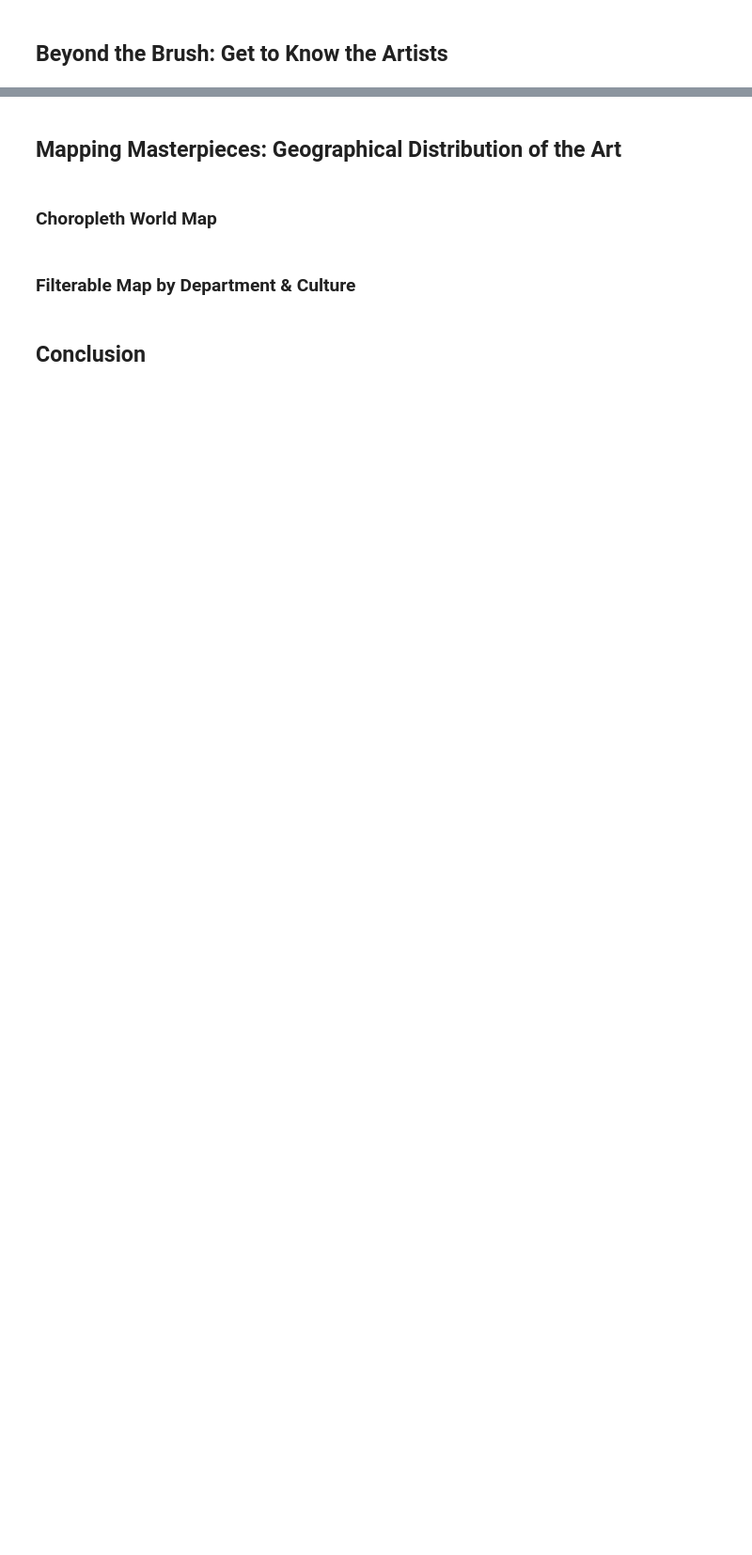
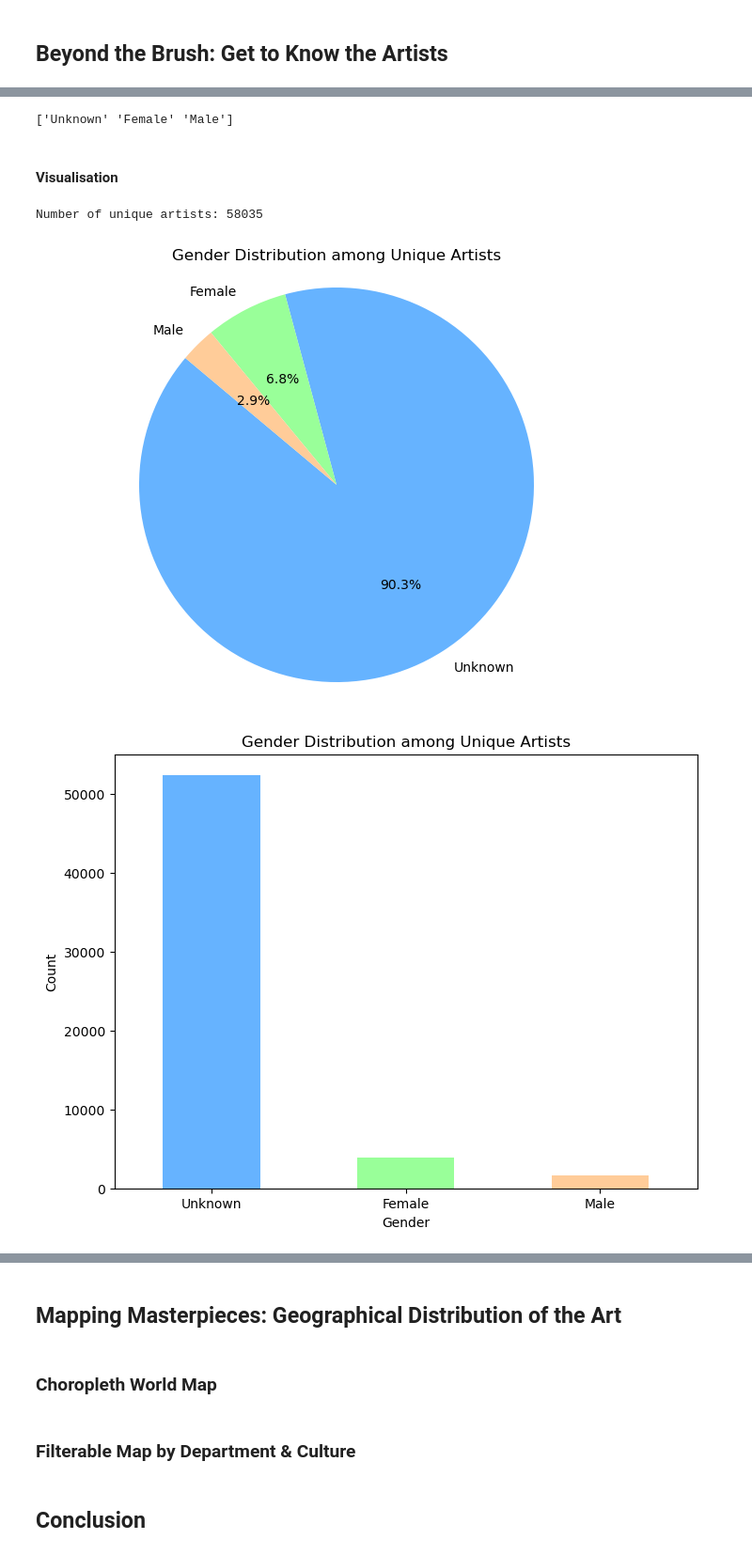
Before and after one commit to len-rtz/DS_Data_Visualization_2024_Lena_P, a Jupyter notebook: DS_Data_Visualization_2024_Lena_P.ipynb, the cells around one changed output, grey strips where cells are left out. Shown at 94% size. Cells and saved outputs as stored; diff of their text form; code cells hidden in the pictures; blank space fills up the shorter version.

```diff
--- a/DS_Data_Visualization_2024_Lena_P.ipynb
+++ b/DS_Data_Visualization_2024_Lena_P.ipynb
@@ -19,0 +99,67 @@ This notebook provides a visual exploration of The Metropolitan Museum of Art's
+# %%
+def clean_gender_value(gender):
+    if pd.isnull(gender):
+        return 'Unknown'  # Handle NaN values as 'Unknown' or as needed
+
+    # Convert to lowercase and strip whitespace
+    gender = str(gender).lower().strip()
+
+    # Truncate unwanted patterns like 'i'
+    gender = gender.replace('i', '')
+
+    # Check for desired gender categories
+    if 'female' in gender and '|' in gender:
+        return 'Female'
+    elif 'male' in gender:
+        return 'Male'
+    else:
+        return 'Unknown'  # Handle any other cases as 'Unknown' or specific cleaning as needed
+
+# Create a new DataFrame df_gender with cleaned 'Artist Gender' column
+df_gender = df.copy()  # Make a copy of original DataFrame
+
+# Apply cleaning function to 'Artist Gender' column
+df_gender['Artist Gender'] = df_gender['Artist Gender'].apply(clean_gender_value)
+
+# Display unique values to verify
+print(df_gender['Artist Gender'].unique())
+# %% [output]
+['Unknown' 'Female' 'Male']
+# %% [markdown]
+#### Visualisation
+# %%
+# Split 'Artist Display Name' by '|', expand into separate rows
+artists_split = df_gender['Artist Display Name'].str.split('|', expand=True).stack().reset_index(level=1, drop=True).rename('Artist Display Name')
+
+# Create a new DataFrame with split artists
+df_split_artists = df_gender.drop('Artist Display Name', axis=1).join(artists_split)
+
+# Group by artist names and keep the first gender value encountered
+unique_artists = df_split_artists.drop_duplicates(subset=['Artist Display Name'], keep='first')
+
+# Count values in 'Artist Gender' column after grouping
+gender_counts = unique_artists['Artist Gender'].value_counts()
+
+# Count number of unique artists
+unique_artist_count = unique_artists['Artist Display Name'].nunique()
+print("Number of unique artists:", unique_artist_count)
+
+# Plotting pie chart
+plt.figure(figsize=(8, 6))
+plt.pie(gender_counts, labels=gender_counts.index, autopct='%1.1f%%', startangle=140, colors=['#66b3ff','#99ff99','#ffcc99'])
+plt.title('Gender Distribution among Unique Artists')
+plt.axis('equal')  # Equal aspect ratio ensures that pie is drawn as a circle
+plt.show()
+
+# Plotting bar chart
+plt.figure(figsize=(8, 6))
+gender_counts.plot(kind='bar', color=['#66b3ff','#99ff99','#ffcc99'])
+plt.title('Gender Distribution among Unique Artists')
+plt.xlabel('Gender')
+plt.ylabel('Count')
+plt.xticks(rotation=0)
+plt.show()
+# %% [output]
+Number of unique artists: 58035
+[figure, added]
+[figure, added]
```
Also changed, not shown: parts of 21 cells of this notebook.
